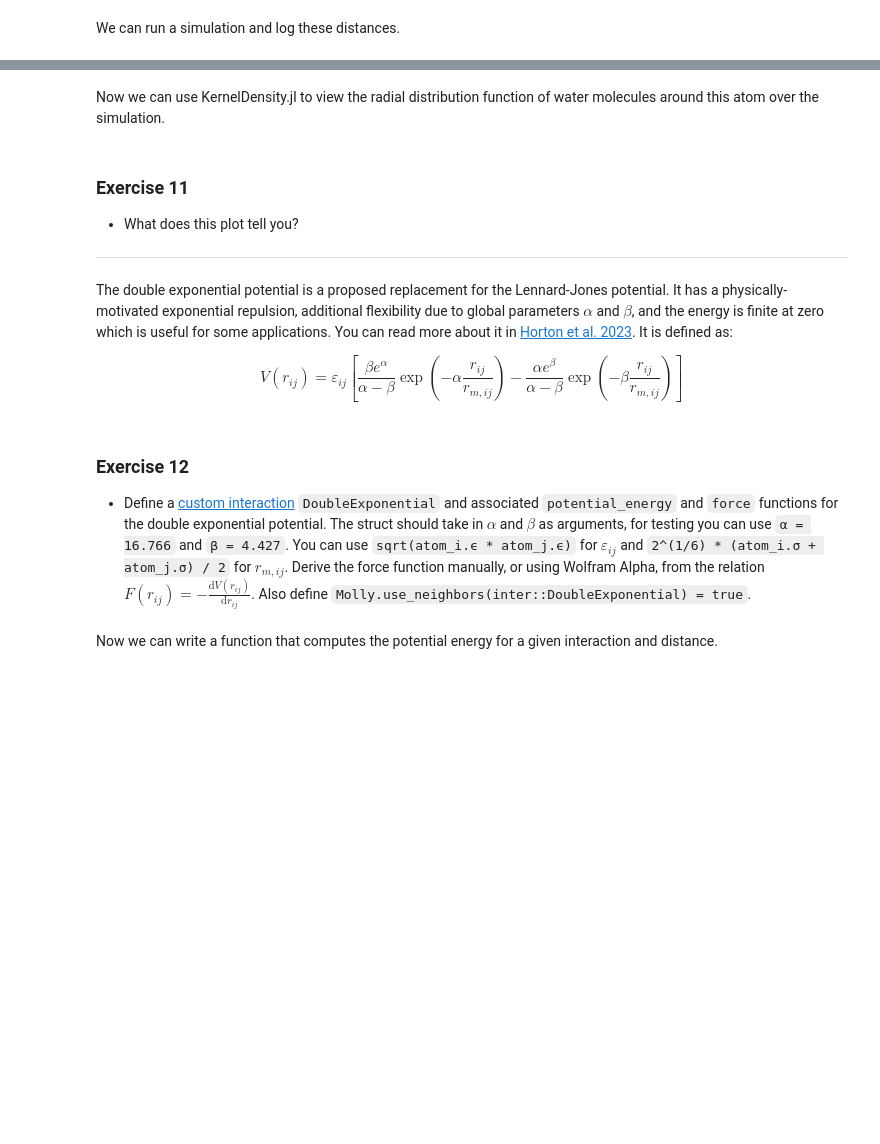
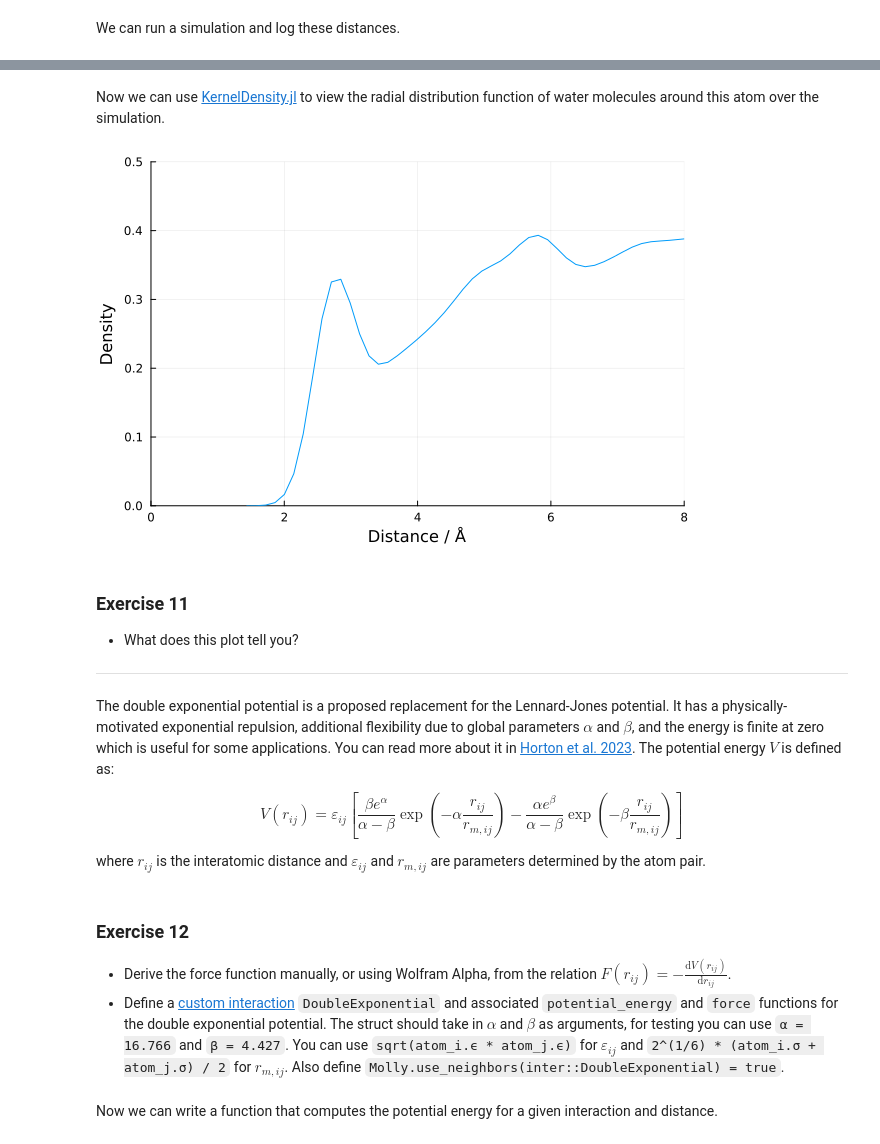
Before and after one commit to noeblassel/SINEQSummerSchool2023, a Jupyter notebook: notebooks/molly_average.ipynb, the cells around one changed output, grey strips where cells are left out. Drawn from its saved outputs; the diff is of its cells as text; code cells hidden in the pictures; blank space fills up the shorter version.

Commit message:
update Molly exercise

```diff
--- a/notebooks/molly_average.ipynb
+++ b/notebooks/molly_average.ipynb
@@ -254,17 +328,20 @@ simulate!(sys, simulator_lang, 10_000) # This will take a little while to run
 # %% [markdown]
-Now we can use KernelDensity.jl to view the radial distribution function of water molecules around this atom over the simulation.
+Now we can use [KernelDensity.jl](https://github.com/JuliaStats/KernelDensity.jl) to view the radial distribution function of water molecules around this atom over the simulation.
 # %%
 distances_flat = vcat(values(sys.loggers.distance)...)
 kd = kde(distances_flat; npoints=200)
 
 plot(
     collect(kd.x) .* 10,
     kd.density ./ (kd.x .^ 2), # Off by a normalisation factor
     xlabel="Distance / Å",
     ylabel="Density",
     xlims=(0, 8),
     ylims=(0, 0.5),
+    legend=false,
 )
+# %% [output]
+[figure, added]
 # %% [markdown]
 ### Exercise 11
 
@@ -272,15 +349,18 @@ plot(
 
 ---
 # %% [markdown]
-The double exponential potential is a proposed replacement for the Lennard-Jones potential. It has a physically-motivated exponential repulsion, additional flexibility due to global parameters $\alpha$ and $\beta$, and the energy is finite at zero which is useful for some applications. You can read more about it in [Horton et al. 2023](https://doi.org/10.1039/d3dd00070b). It is defined as:
+The double exponential potential is a proposed replacement for the Lennard-Jones potential. It has a physically-motivated exponential repulsion, additional flexibility due to global parameters $\alpha$ and $\beta$, and the energy is finite at zero which is useful for some applications. You can read more about it in [Horton et al. 2023](https://doi.org/10.1039/d3dd00070b). The potential energy $V$ is defined as:
 
 $$
 V(r_{ij}) = \varepsilon_{ij} \left[ \frac{\beta e^\alpha}{\alpha - \beta} \exp \left( -\alpha \frac{r_{ij}}{r_{m,ij}} \right) - \frac{\alpha e^\beta}{\alpha - \beta} \exp \left( -\beta \frac{r_{ij}}{r_{m,ij}} \right) \right]
 $$
+
+where $r_{ij}$ is the interatomic distance and $\varepsilon_{ij}$ and $r_{m,ij}$ are parameters determined by the atom pair.
 # %% [markdown]
 ### Exercise 12
 
-- Define a [custom interaction](https://juliamolsim.github.io/Molly.jl/stable/docs/#Pairwise-interactions) `DoubleExponential` and associated `potential_energy` and `force` functions for the double exponential potential. The struct should take in $\alpha$ and $\beta$ as arguments, for testing you can use `α = 16.766` and `β = 4.427`. You can use `sqrt(atom_i.ϵ * atom_j.ϵ)` for $\varepsilon_{ij}$ and `2^(1/6) * (atom_i.σ + atom_j.σ) / 2` for $r_{m,ij}$. Derive the force function manually, or using Wolfram Alpha, from the relation $F(r_{ij}) = -\frac{\mathrm{d} V(r_{ij})}{\mathrm{d} r_{ij}}$. Also define `Molly.use_neighbors(inter::DoubleExponential) = true`.
+- Derive the force function manually, or using Wolfram Alpha, from the relation $F(r_{ij}) = -\frac{\mathrm{d} V(r_{ij})}{\mathrm{d} r_{ij}}$.
+- Define a [custom interaction](https://juliamolsim.github.io/Molly.jl/stable/docs/#Pairwise-interactions) `DoubleExponential` and associated `potential_energy` and `force` functions for the double exponential potential. The struct should take in $\alpha$ and $\beta$ as arguments, for testing you can use `α = 16.766` and `β = 4.427`. You can use `sqrt(atom_i.ϵ * atom_j.ϵ)` for $\varepsilon_{ij}$ and `2^(1/6) * (atom_i.σ + atom_j.σ) / 2` for $r_{m,ij}$. Also define `Molly.use_neighbors(inter::DoubleExponential) = true`.
 # %% [markdown]
 Now we can write a function that computes the potential energy for a given interaction and distance.
 # %%
```
Also changed, not shown: parts of 43 cells of this notebook.
